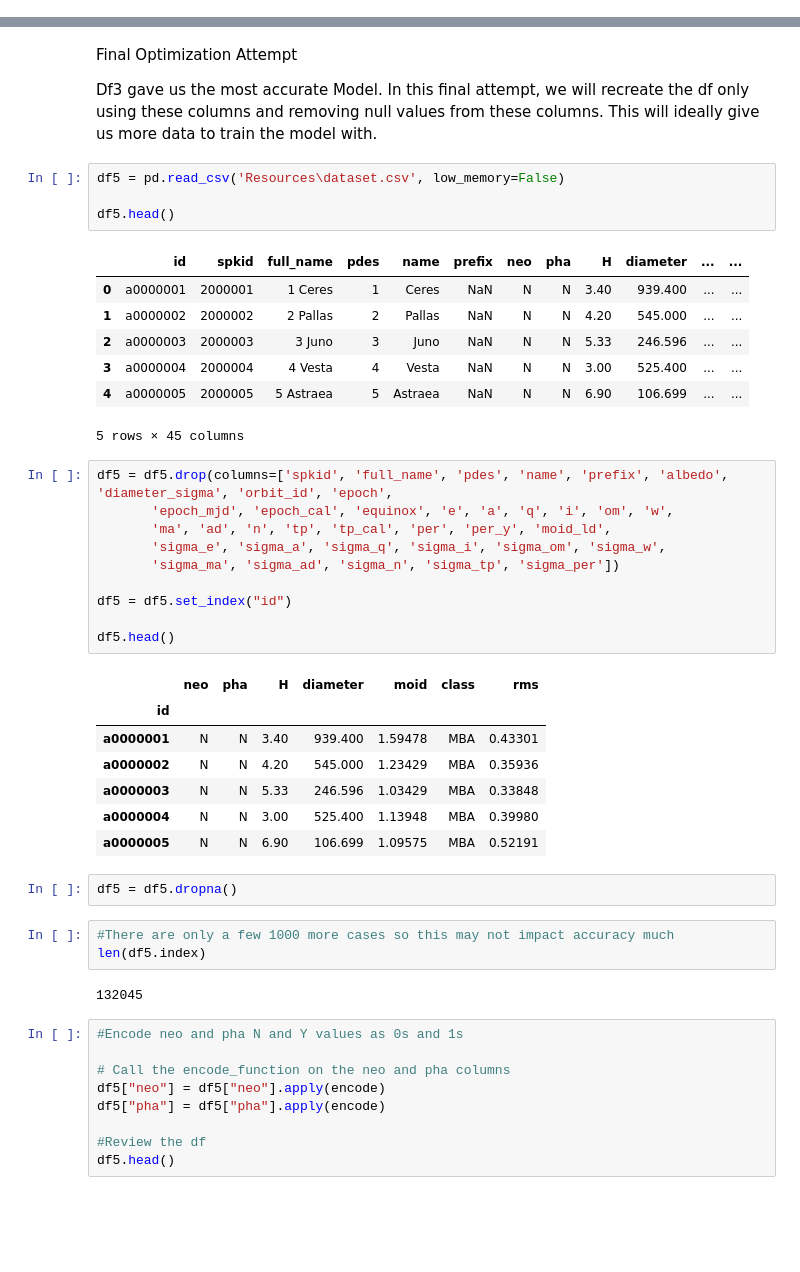
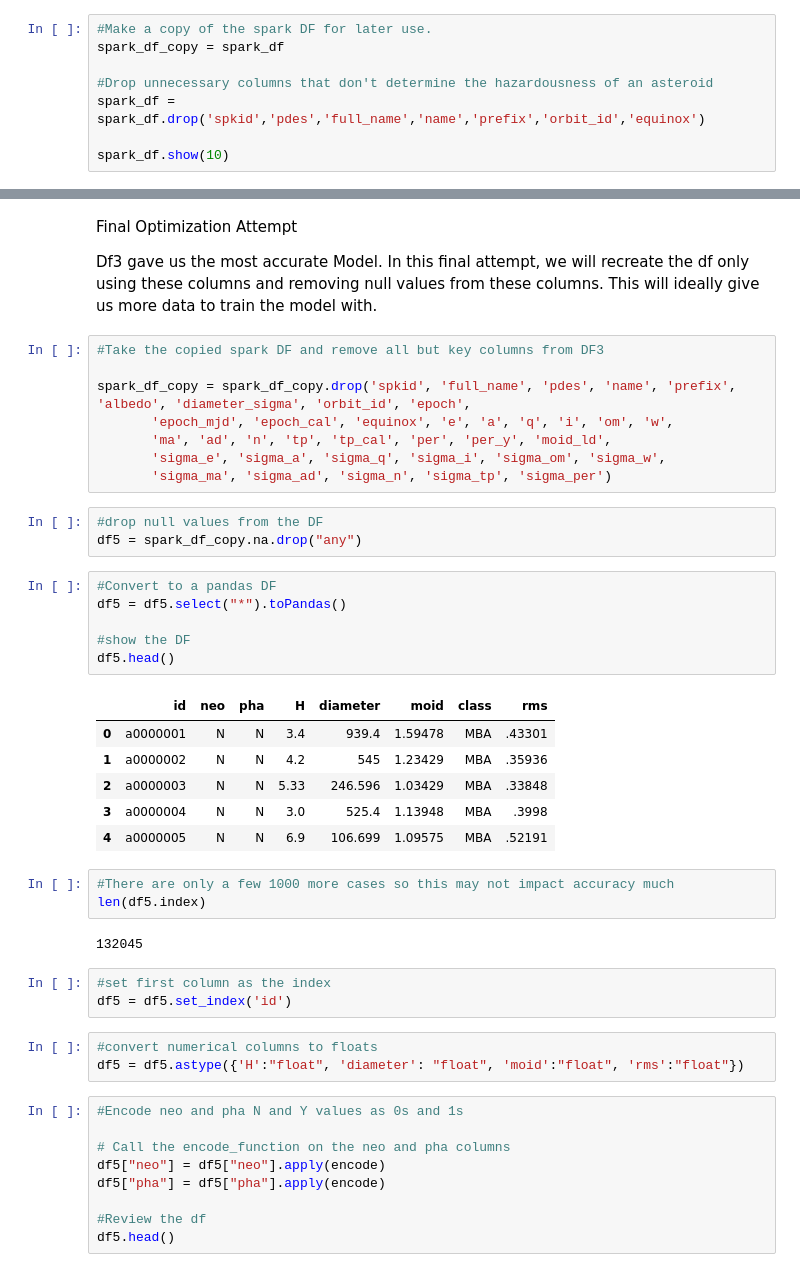
Before and after one commit to katyoung91/Project_4, a Jupyter notebook: asteroid_hazard_pred.ipynb, the cells around one changed output, grey strips where cells are left out. Saved outputs shown, nothing was run; the diff lists cells and outputs as text; blank space fills up the shorter version.

```diff
--- a/asteroid_hazard_pred.ipynb
+++ b/asteroid_hazard_pred.ipynb
@@ -46,0 +67,8 @@ only showing top 10 rows
+# %%
+#Make a copy of the spark DF for later use.
+spark_df_copy = spark_df
+
+#Drop unnecessary columns that don't determine the hazardousness of an asteroid
+spark_df = spark_df.drop('spkid','pdes','full_name','name','prefix','orbit_id','equinox')
+
+spark_df.show(10)
@@ -494,43 +525,41 @@ Accuracy went back down to our starting point. Removing moid, class, and rms did
 Final Optimization Attempt
 
 Df3 gave us the most accurate Model. In this final attempt, we will recreate the df only using these columns and removing null values from these columns. This will ideally give us more data to train the model with.
-# %%
-df5 = pd.read_csv('Resources\dataset.csv', low_memory=False)
-
-df5.head()
-# %% [output]
-|  | id | spkid | full_name | pdes | name | prefix | neo | pha | H | diameter | ... | ... |
-| 0 | a0000001 | 2000001 | 1 Ceres | 1 | Ceres | NaN | N | N | 3.40 | 939.400 | ... | ... |
-| 1 | a0000002 | 2000002 | 2 Pallas | 2 | Pallas | NaN | N | N | 4.20 | 545.000 | ... | ... |
-| 2 | a0000003 | 2000003 | 3 Juno | 3 | Juno | NaN | N | N | 5.33 | 246.596 | ... | ... |
-| 3 | a0000004 | 2000004 | 4 Vesta | 4 | Vesta | NaN | N | N | 3.00 | 525.400 | ... | ... |
-| 4 | a0000005 | 2000005 | 5 Astraea | 5 | Astraea | NaN | N | N | 6.90 | 106.699 | ... | ... |
-5 rows × 45 columns
 # %%
-df5 = df5.drop(columns=['spkid', 'full_name', 'pdes', 'name', 'prefix', 'albedo', 'diameter_sigma', 'orbit_id', 'epoch',
+#Take the copied spark DF and remove all but key columns from DF3
+
+spark_df_copy = spark_df_copy.drop('spkid', 'full_name', 'pdes', 'name', 'prefix', 'albedo', 'diameter_sigma', 'orbit_id', 'epoch',
        'epoch_mjd', 'epoch_cal', 'equinox', 'e', 'a', 'q', 'i', 'om', 'w',
        'ma', 'ad', 'n', 'tp', 'tp_cal', 'per', 'per_y', 'moid_ld',
        'sigma_e', 'sigma_a', 'sigma_q', 'sigma_i', 'sigma_om', 'sigma_w',
-       'sigma_ma', 'sigma_ad', 'sigma_n', 'sigma_tp', 'sigma_per'])
-
-df5 = df5.set_index("id")
-
-df5.head()
+       'sigma_ma', 'sigma_ad', 'sigma_n', 'sigma_tp', 'sigma_per')
-# %% [output]
-|  | neo | pha | H | diameter | moid | class | rms |
-| id |  |  |  |  |  |  |  |
-| a0000001 | N | N | 3.40 | 939.400 | 1.59478 | MBA | 0.43301 |
-| a0000002 | N | N | 4.20 | 545.000 | 1.23429 | MBA | 0.35936 |
-| a0000003 | N | N | 5.33 | 246.596 | 1.03429 | MBA | 0.33848 |
-| a0000004 | N | N | 3.00 | 525.400 | 1.13948 | MBA | 0.39980 |
-| a0000005 | N | N | 6.90 | 106.699 | 1.09575 | MBA | 0.52191 |
-# %%
-df5 = df5.dropna()
+# %%
+#drop null values from the DF
+df5 = spark_df_copy.na.drop("any")
+# %%
+#Convert to a pandas DF
+df5 = df5.select("*").toPandas()
+
+#show the DF
+df5.head()
+# %% [output]
+|  | id | neo | pha | H | diameter | moid | class | rms |
+| 0 | a0000001 | N | N | 3.4 | 939.4 | 1.59478 | MBA | .43301 |
+| 1 | a0000002 | N | N | 4.2 | 545 | 1.23429 | MBA | .35936 |
+| 2 | a0000003 | N | N | 5.33 | 246.596 | 1.03429 | MBA | .33848 |
+| 3 | a0000004 | N | N | 3.0 | 525.4 | 1.13948 | MBA | .3998 |
+| 4 | a0000005 | N | N | 6.9 | 106.699 | 1.09575 | MBA | .52191 |
 # %%
 #There are only a few 1000 more cases so this may not impact accuracy much
 len(df5.index)
 # %% [output]
 132045
+# %%
+#set first column as the index
+df5 = df5.set_index('id')
+# %%
+#convert numerical columns to floats
+df5 = df5.astype({'H':"float", 'diameter': "float", 'moid':"float", 'rms':"float"})
 # %%
 #Encode neo and pha N and Y values as 0s and 1s
 
```
Also changed, not shown: parts of 22 cells of this notebook.
